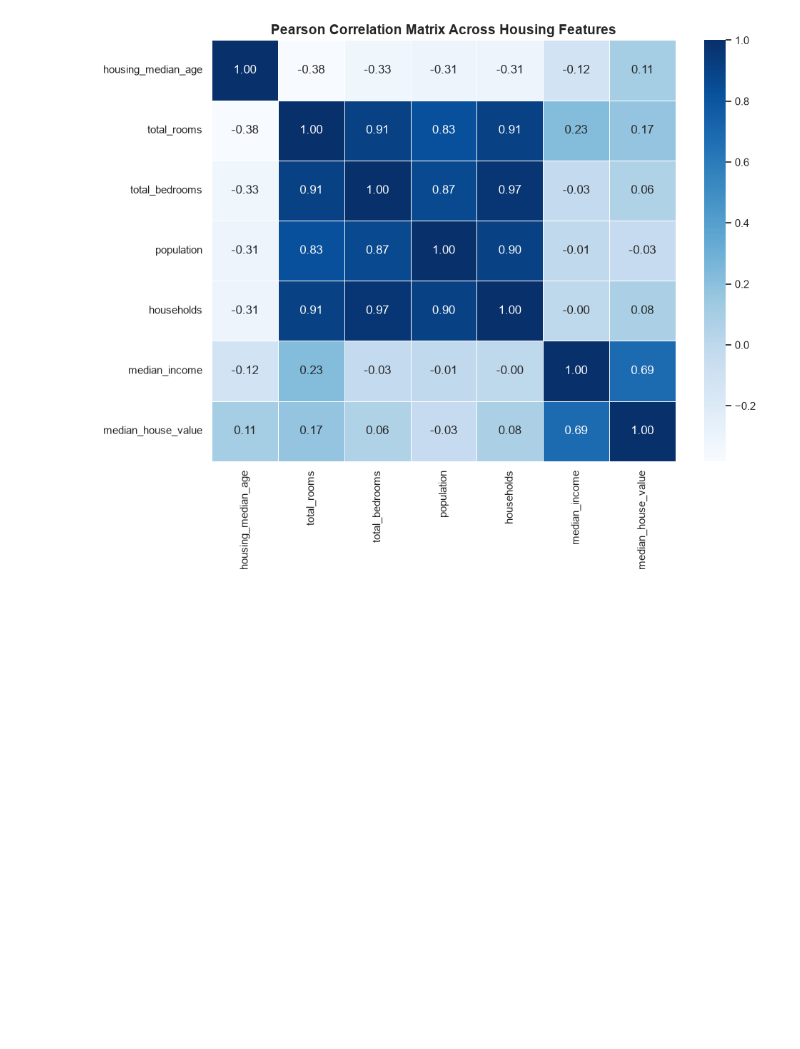
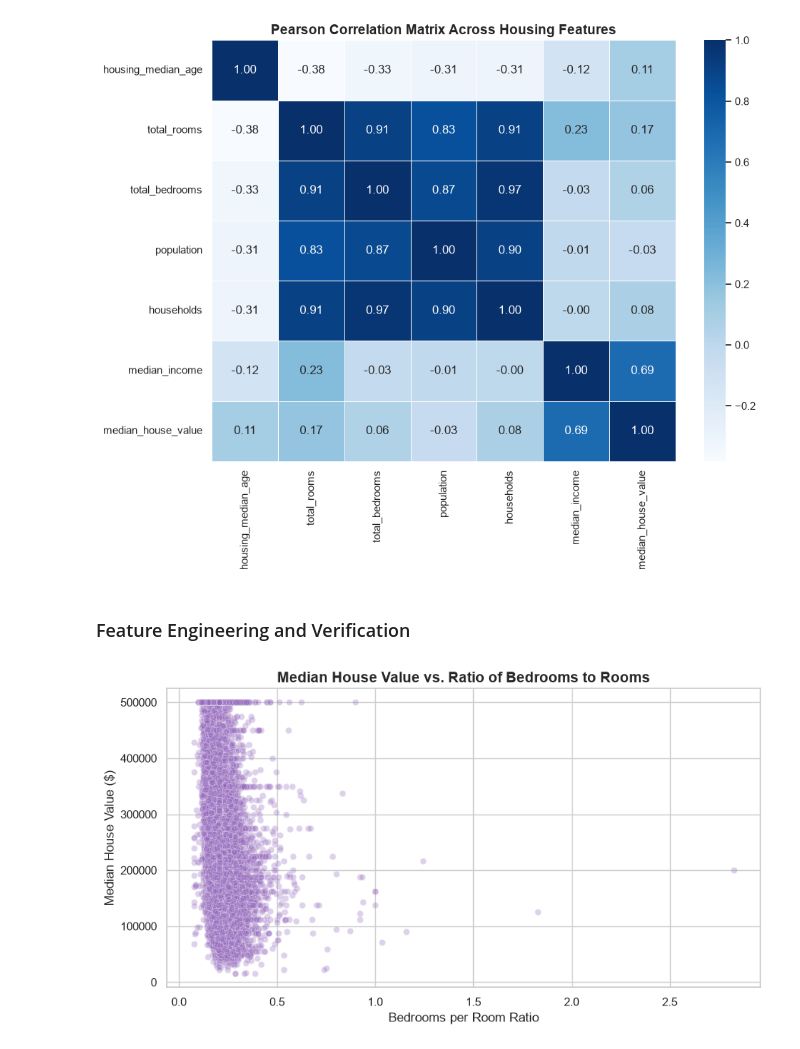
Before and after one commit to OmegaVariant999/housing-predictions, a Jupyter notebook: eda-visulaize.ipynb, the cells around one changed output. Saved outputs shown, nothing was run; the diff lists cells and outputs as text; code cells hidden in the pictures; blank space fills up the shorter version.

Commit message:
Feature Engineering and Verification

```diff
--- a/eda-visulaize.ipynb
+++ b/eda-visulaize.ipynb
@@ -72,3 +72,20 @@ plt.savefig("eda_correlation_heatmap.png", dpi=300)
 plt.show()
 # %% [output]
 [figure]
+# %% [markdown]
+### Feature Engineering and Verification
+# %%
+# Engineer derived attributes to isolate density effects from aggregate district counts
+df["rooms_per_household"] = df["total_rooms"] / df["households"]
+df["bedrooms_per_room"] = df["total_bedrooms"] / df["total_rooms"]
+
+plt.figure(figsize=(9, 5))
+sns.scatterplot(x="bedrooms_per_room", y="median_house_value", data=df, alpha=0.3, color="#9467bd")
+plt.title("Median House Value vs. Ratio of Bedrooms to Rooms", fontsize=14, weight="bold")
+plt.xlabel("Bedrooms per Room Ratio", fontsize=12)
+plt.ylabel("Median House Value ($)", fontsize=12)
+plt.tight_layout()
+plt.savefig("eda_bedrooms_ratio.png", dpi=300)
+plt.show()
+# %% [output]
+[figure, added]
```
Also changed, not shown: 1 other file.
